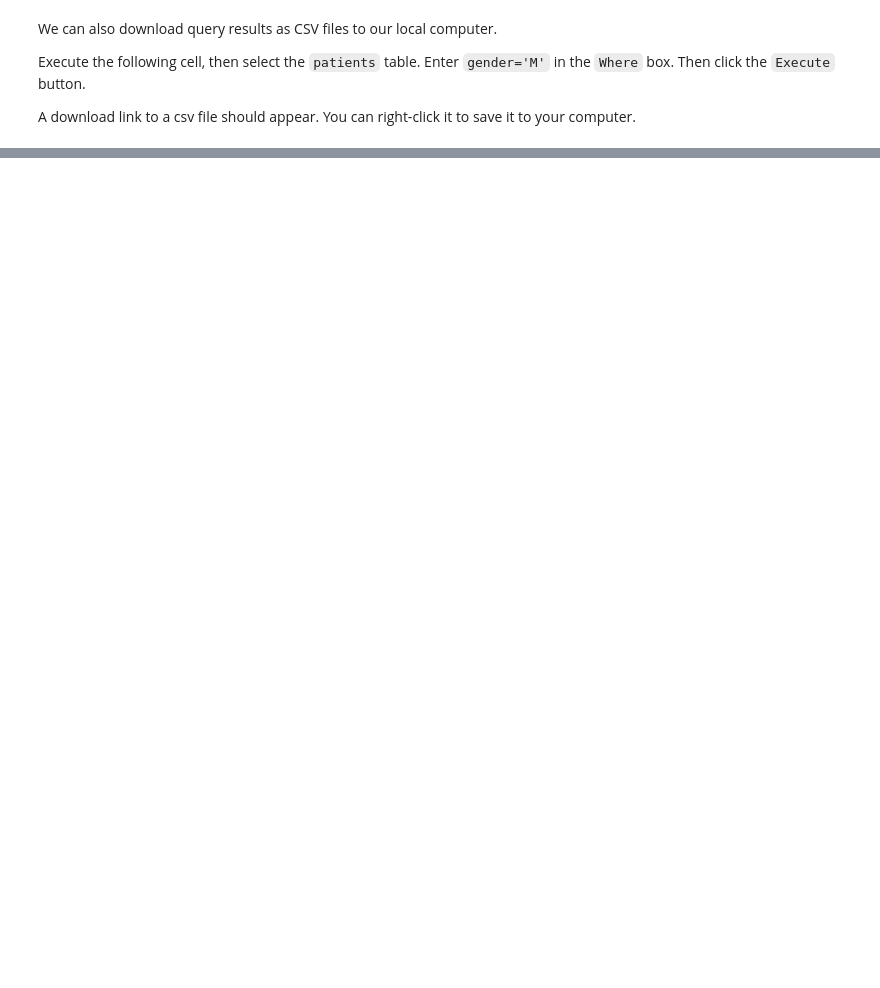
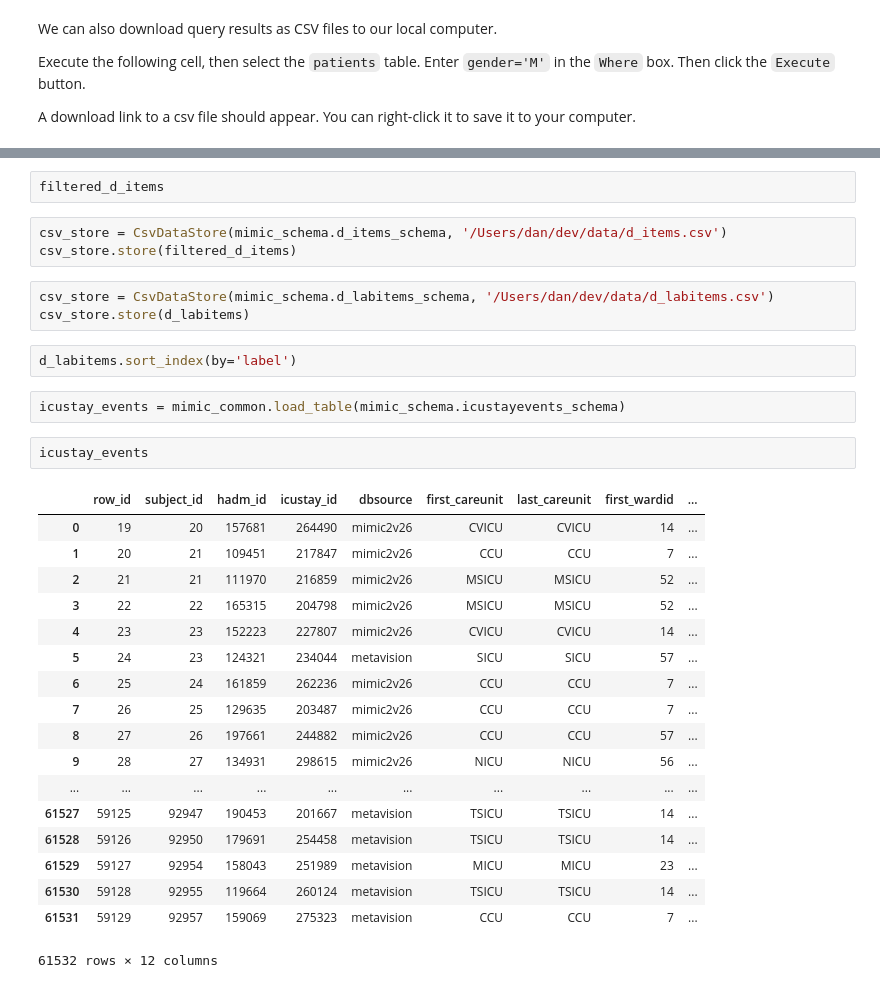
Before and after one commit to smartscheduling/chatto-transform-open-source, a Jupyter notebook: notebooks/Demo Notebook (Jupyterhub).ipynb, the cells around one changed output, grey strips where cells are left out. Cells and saved outputs as stored; diff of their text form; blank space fills up the shorter version.

```diff
--- a/notebooks/Demo Notebook (Jupyterhub).ipynb
+++ b/notebooks/Demo Notebook (Jupyterhub).ipynb
@@ -47,0 +70,33 @@ mimic_common.download_table()
+# %%
+filtered_d_items
+# %%
+csv_store = CsvDataStore(mimic_schema.d_items_schema, '/Users/dan/dev/data/d_items.csv')
+csv_store.store(filtered_d_items)
+# %%
+csv_store = CsvDataStore(mimic_schema.d_labitems_schema, '/Users/dan/dev/data/d_labitems.csv')
+csv_store.store(d_labitems)
+# %%
+d_labitems.sort_index(by='label')
+# %%
+icustay_events = mimic_common.load_table(mimic_schema.icustayevents_schema)
+# %%
+icustay_events
+# %% [output]
+|  | row_id | subject_id | hadm_id | icustay_id | dbsource | first_careunit | last_careunit | first_wardid | ... |
+| 0 | 19 | 20 | 157681 | 264490 | mimic2v26 | CVICU | CVICU | 14 | ... |
+| 1 | 20 | 21 | 109451 | 217847 | mimic2v26 | CCU | CCU | 7 | ... |
+| 2 | 21 | 21 | 111970 | 216859 | mimic2v26 | MSICU | MSICU | 52 | ... |
+| 3 | 22 | 22 | 165315 | 204798 | mimic2v26 | MSICU | MSICU | 52 | ... |
+| 4 | 23 | 23 | 152223 | 227807 | mimic2v26 | CVICU | CVICU | 14 | ... |
+| 5 | 24 | 23 | 124321 | 234044 | metavision | SICU | SICU | 57 | ... |
+| 6 | 25 | 24 | 161859 | 262236 | mimic2v26 | CCU | CCU | 7 | ... |
+| 7 | 26 | 25 | 129635 | 203487 | mimic2v26 | CCU | CCU | 7 | ... |
+| 8 | 27 | 26 | 197661 | 244882 | mimic2v26 | CCU | CCU | 57 | ... |
+| 9 | 28 | 27 | 134931 | 298615 | mimic2v26 | NICU | NICU | 56 | ... |
+| ... | ... | ... | ... | ... | ... | ... | ... | ... | ... |
+| 61527 | 59125 | 92947 | 190453 | 201667 | metavision | TSICU | TSICU | 14 | ... |
+| 61528 | 59126 | 92950 | 179691 | 254458 | metavision | TSICU | TSICU | 14 | ... |
+| 61529 | 59127 | 92954 | 158043 | 251989 | metavision | MICU | MICU | 23 | ... |
+| 61530 | 59128 | 92955 | 119664 | 260124 | metavision | TSICU | TSICU | 14 | ... |
+| 61531 | 59129 | 92957 | 159069 | 275323 | metavision | CCU | CCU | 7 | ... |
+61532 rows × 12 columns
```
Also changed, not shown: parts of 12 cells of this notebook, 10 other files.
